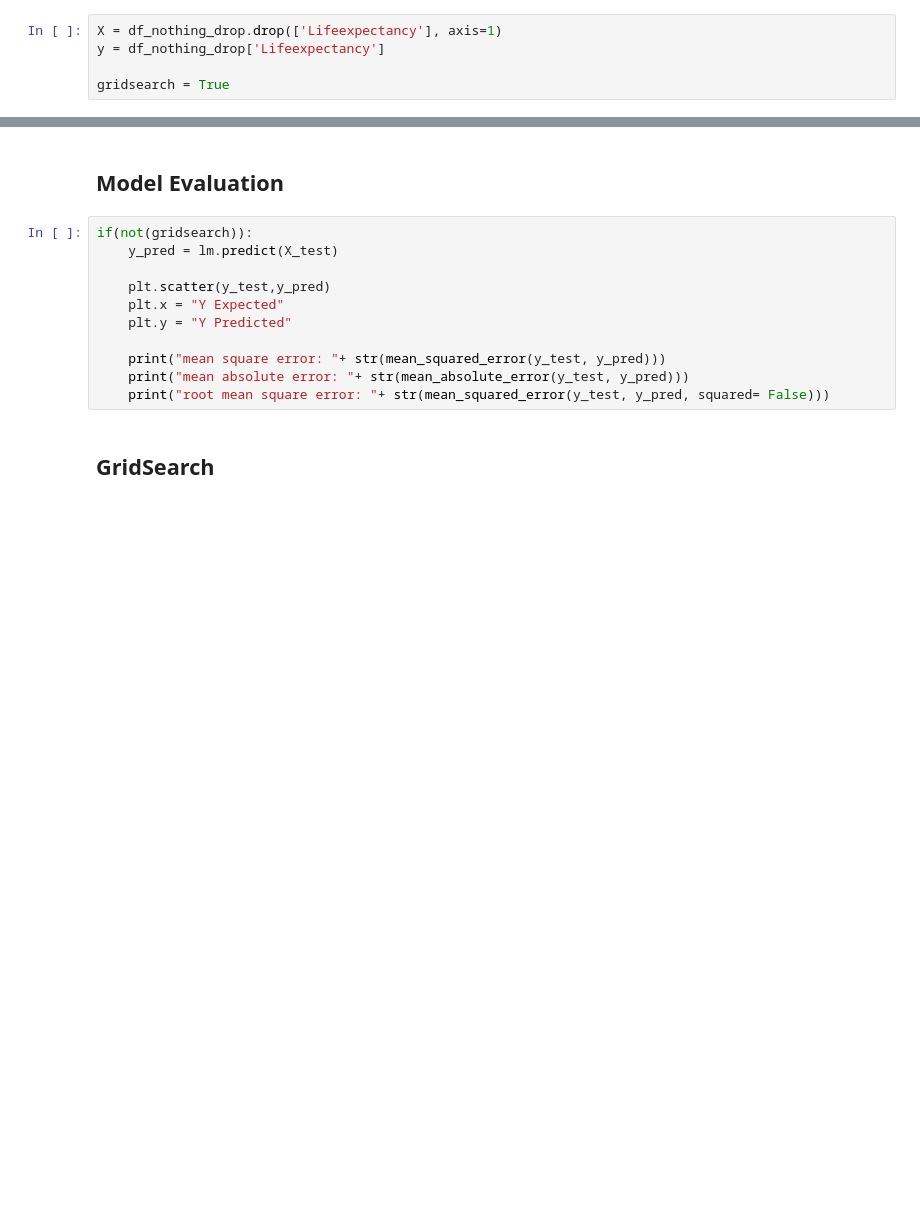
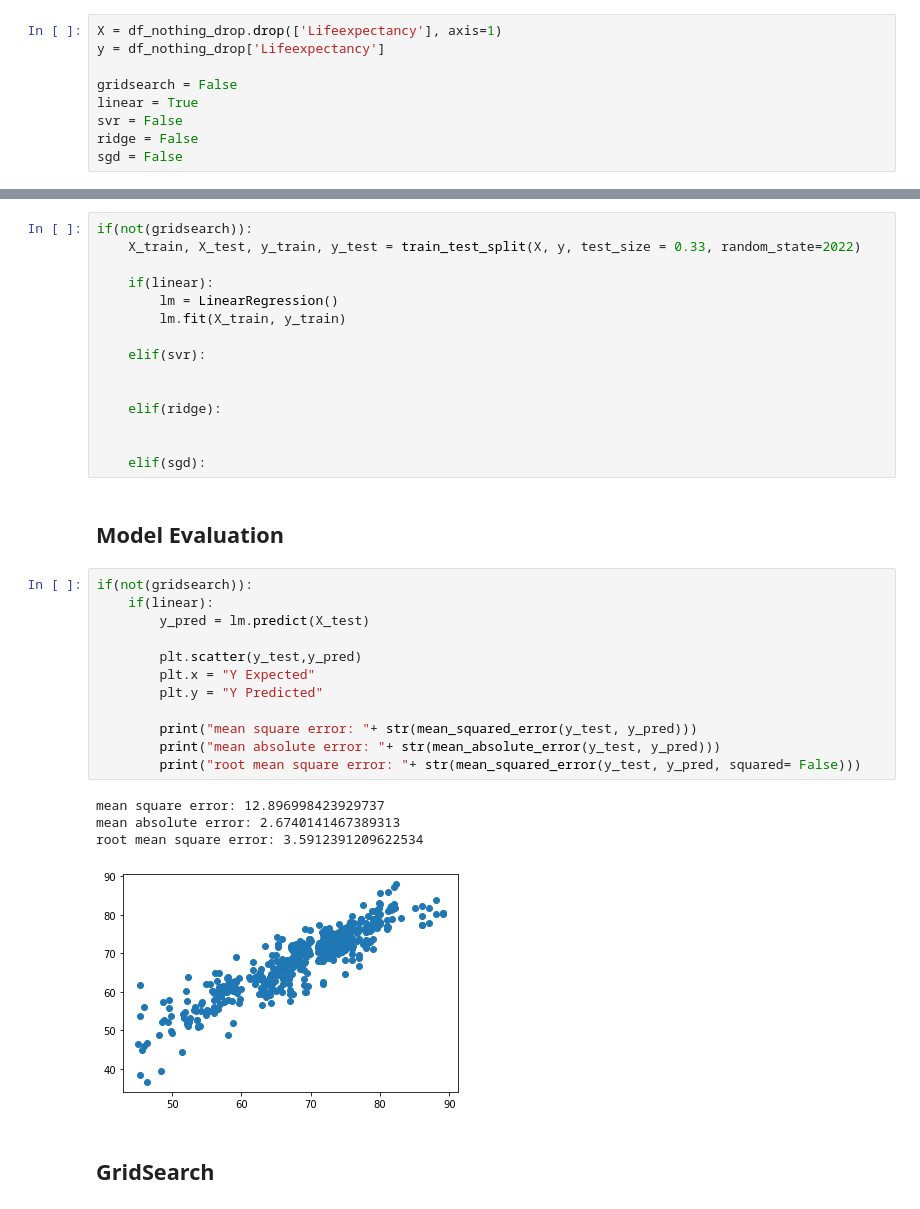
Before and after one commit to MarianaFilipa/DAA, a Jupyter notebook: Grupo_Tarefa/Grupo.ipynb, the cells around one changed output, grey strips where cells are left out. Cells and saved outputs as stored; diff of their text form; blank space fills up the shorter version.

```diff
--- a/Grupo_Tarefa/Grupo.ipynb
+++ b/Grupo_Tarefa/Grupo.ipynb
@@ -185,5 +183,9 @@ df_nothing_drop.head()
 X = df_nothing_drop.drop(['Lifeexpectancy'], axis=1)
 y = df_nothing_drop['Lifeexpectancy']
 
-gridsearch = True
+gridsearch = False
+linear = True
+svr = False
+ridge = False
+sgd = False
 # %% [markdown]
@@ -197,16 +193,37 @@ if(not(gridsearch)):
+# %%
+if(not(gridsearch)):
+    X_train, X_test, y_train, y_test = train_test_split(X, y, test_size = 0.33, random_state=2022)
+
+    if(linear):
+        lm = LinearRegression()
+        lm.fit(X_train, y_train)
+
+    elif(svr):
+
+
+    elif(ridge):
+
+
+    elif(sgd):
 # %% [markdown]
 ## **Model Evaluation**
 # %%
 if(not(gridsearch)):
-    y_pred = lm.predict(X_test)
+    if(linear):
+        y_pred = lm.predict(X_test)
 
-    plt.scatter(y_test,y_pred)
-    plt.x = "Y Expected"
-    plt.y = "Y Predicted"
+        plt.scatter(y_test,y_pred)
+        plt.x = "Y Expected"
+        plt.y = "Y Predicted"
 
-    print("mean square error: "+ str(mean_squared_error(y_test, y_pred)))
-    print("mean absolute error: "+ str(mean_absolute_error(y_test, y_pred)))
-    print("root mean square error: "+ str(mean_squared_error(y_test, y_pred, squared= False)))
+        print("mean square error: "+ str(mean_squared_error(y_test, y_pred)))
+        print("mean absolute error: "+ str(mean_absolute_error(y_test, y_pred)))
+        print("root mean square error: "+ str(mean_squared_error(y_test, y_pred, squared= False)))
+# %% [output]
+mean square error: 12.896998423929737
+mean absolute error: 2.6740141467389313
+root mean square error: 3.5912391209622534
+[figure, added]
 # %% [markdown]
 ## **GridSearch**
 # %%
```
Also changed, not shown: parts of 8 cells of this notebook.
